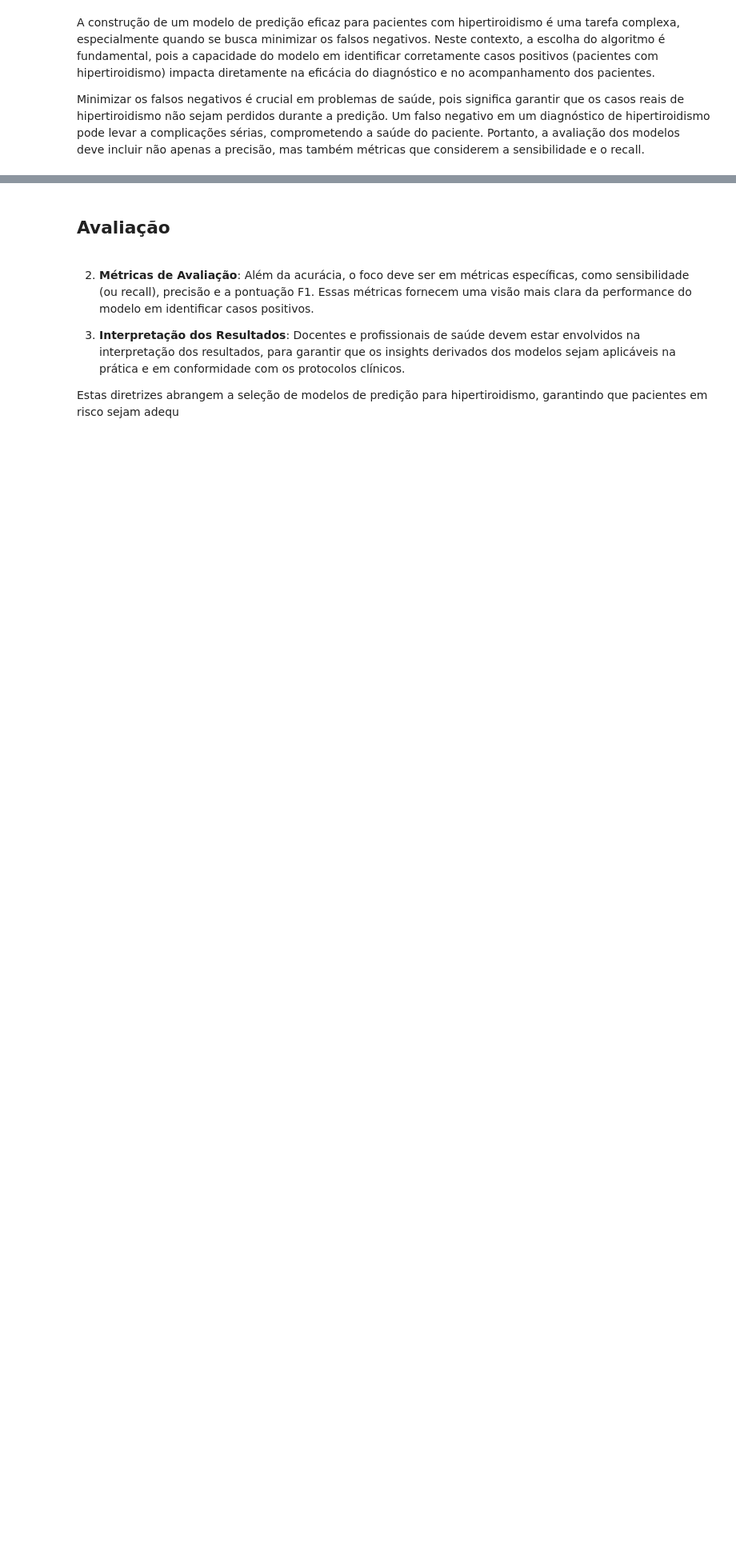
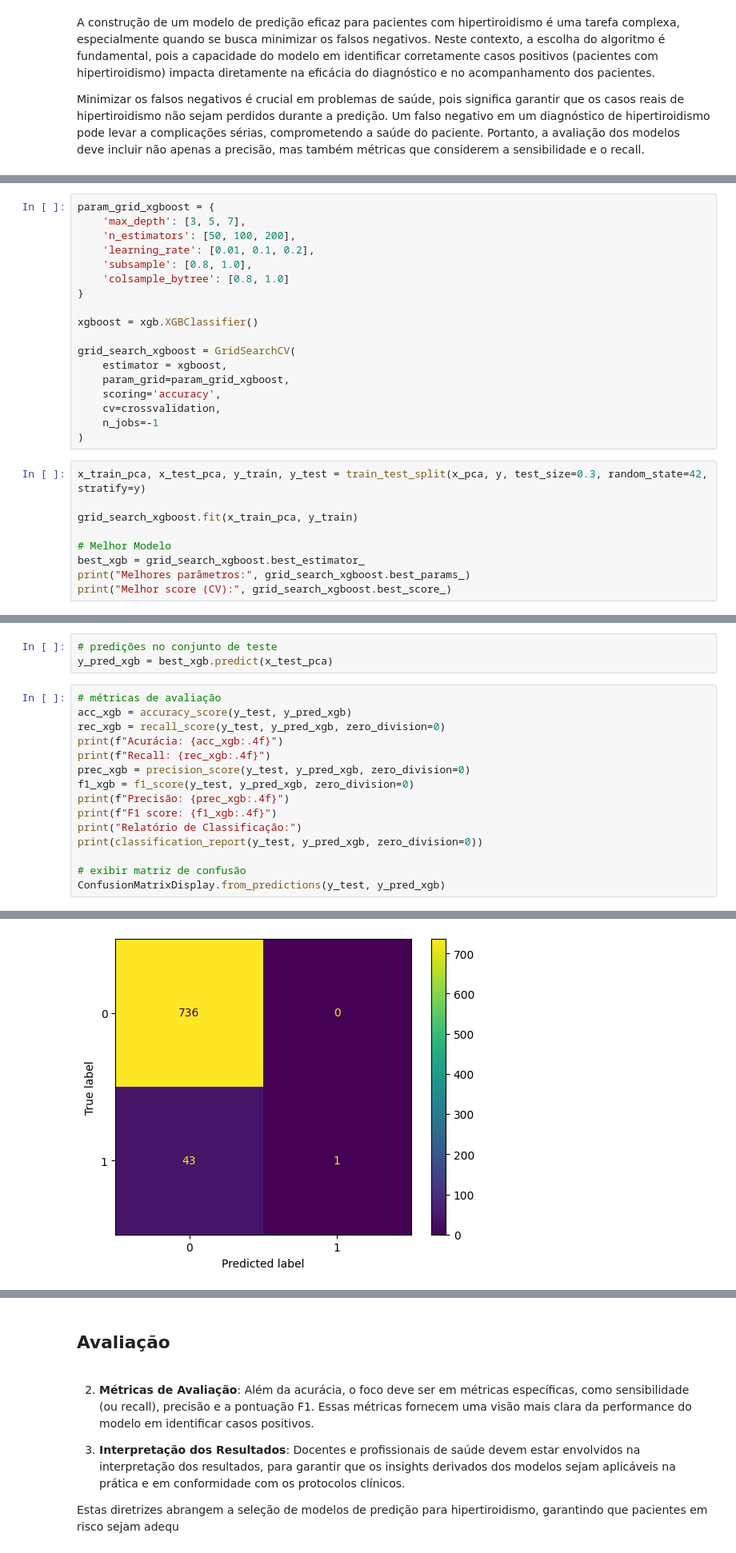
Before and after one commit to marinappdf/projetos-EBAC, a Jupyter notebook: Projeto Final/pred-hipertiroidismo.ipynb, the cells around one changed output, grey strips where cells are left out. Shown at 80% size. Drawn from its saved outputs; the diff is of its cells as text; blank space fills up the shorter version.

Commit message:
feature xgboost no projeto final

```diff
--- a/Projeto Final/pred-hipertiroidismo.ipynb
+++ b/Projeto Final/pred-hipertiroidismo.ipynb
@@ -524,0 +573,27 @@ agora preciso também entender melhor como ajusrtar os hiperparâmetros.
+# %%
+param_grid_xgboost = {
+    'max_depth': [3, 5, 7],
+    'n_estimators': [50, 100, 200],
+    'learning_rate': [0.01, 0.1, 0.2],
+    'subsample': [0.8, 1.0],
+    'colsample_bytree': [0.8, 1.0]
+}
+
+xgboost = xgb.XGBClassifier()
+
+grid_search_xgboost = GridSearchCV(
+    estimator = xgboost,
+    param_grid=param_grid_xgboost,
+    scoring='accuracy',
+    cv=crossvalidation,
+    n_jobs=-1
+)
+# %%
+x_train_pca, x_test_pca, y_train, y_test = train_test_split(x_pca, y, test_size=0.3, random_state=42, stratify=y)
+
+grid_search_xgboost.fit(x_train_pca, y_train)
+
+# Melhor Modelo
+best_xgb = grid_search_xgboost.best_estimator_
+print("Melhores parâmetros:", grid_search_xgboost.best_params_)
+print("Melhor score (CV):", grid_search_xgboost.best_score_)
@@ -524,0 +603,19 @@ agora preciso também entender melhor como ajusrtar os hiperparâmetros.
+# %%
+# predições no conjunto de teste
+y_pred_xgb = best_xgb.predict(x_test_pca)
+# %%
+# métricas de avaliação
+acc_xgb = accuracy_score(y_test, y_pred_xgb)
+rec_xgb = recall_score(y_test, y_pred_xgb, zero_division=0)
+print(f"Acurácia: {acc_xgb:.4f}")
+print(f"Recall: {rec_xgb:.4f}")
+prec_xgb = precision_score(y_test, y_pred_xgb, zero_division=0)
+f1_xgb = f1_score(y_test, y_pred_xgb, zero_division=0)
+print(f"Precisão: {prec_xgb:.4f}")
+print(f"F1 score: {f1_xgb:.4f}")
+print("Relatório de Classificação:")
+print(classification_report(y_test, y_pred_xgb, zero_division=0))
+
+# exibir matriz de confusão
+ConfusionMatrixDisplay.from_predictions(y_test, y_pred_xgb)
+# %% [output]
@@ -524,0 +636 @@ agora preciso também entender melhor como ajusrtar os hiperparâmetros.
+[figure, added]
```
Also changed, not shown: parts of 44 cells of this notebook, 7 other files.
